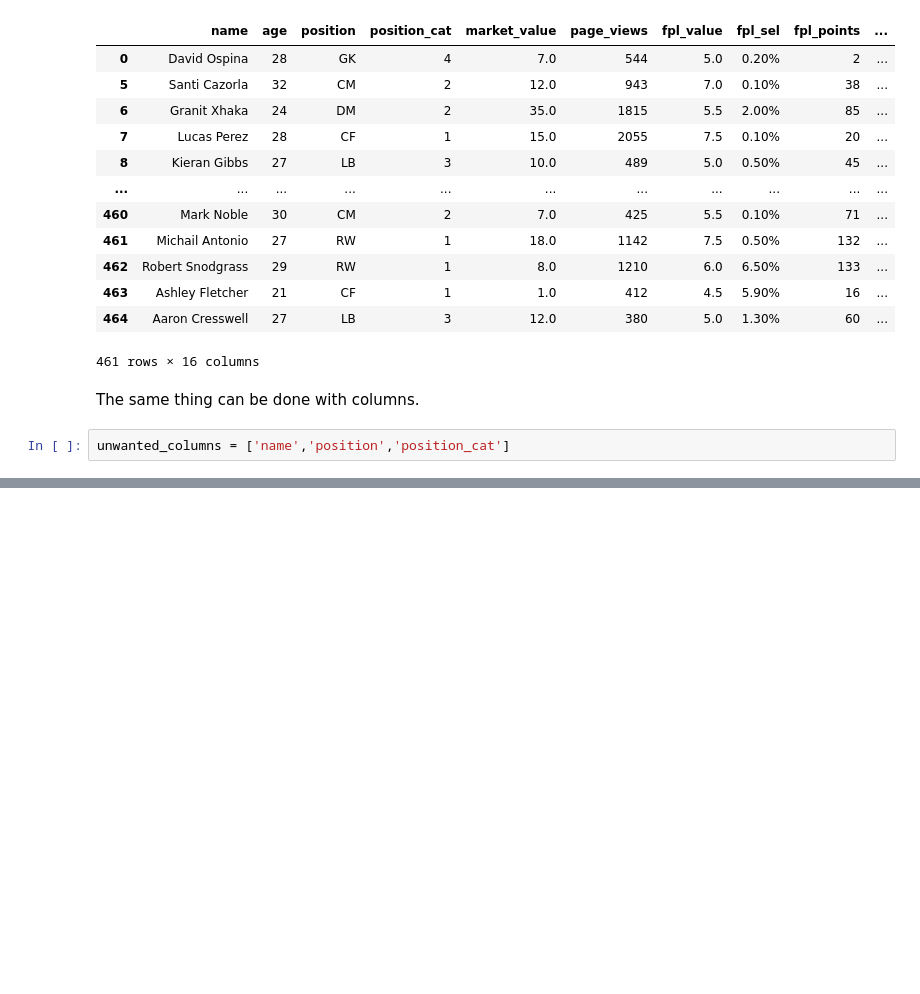
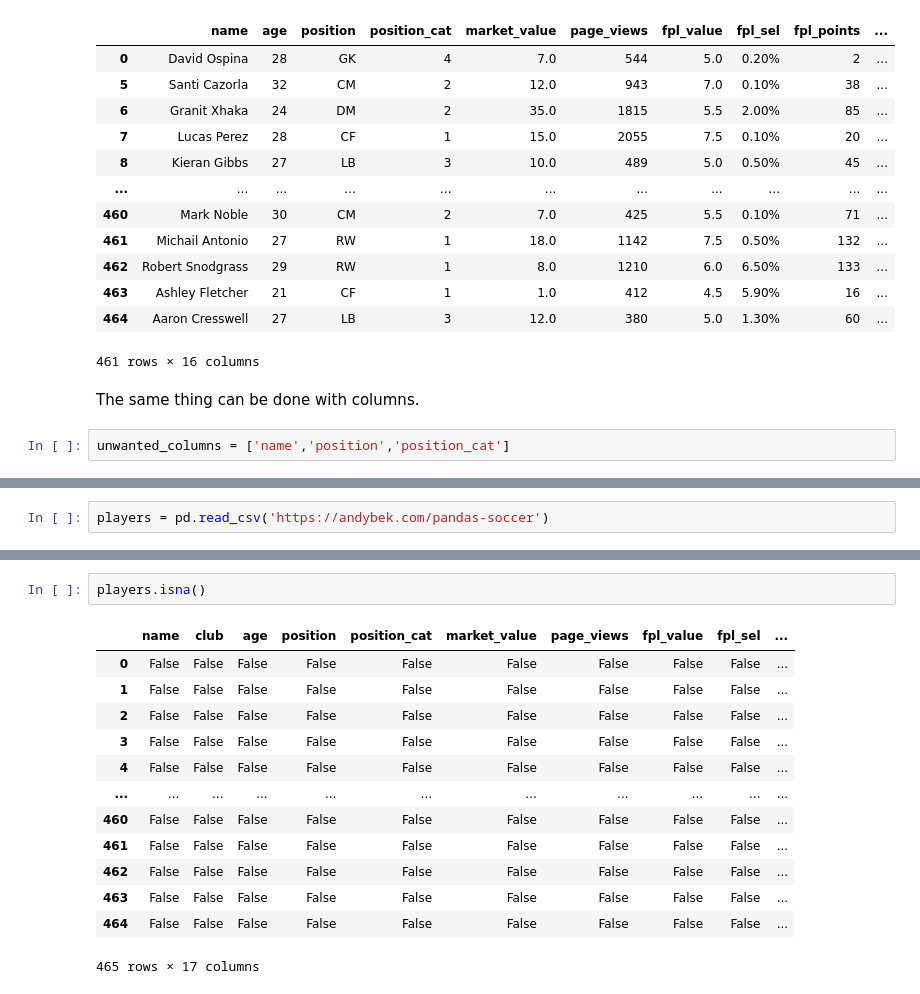
Before and after one commit to jgabunilas/pandas-bootcamp, a Jupyter notebook: Section5_DataFrames_in_Depth/Section5_DataFrames_in_Depth.ipynb, the cells around one changed output, grey strips where cells are left out. Saved outputs shown, nothing was run; the diff lists cells and outputs as text; blank space fills up the shorter version.

```diff
--- a/Section5_DataFrames_in_Depth/Section5_DataFrames_in_Depth.ipynb
+++ b/Section5_DataFrames_in_Depth/Section5_DataFrames_in_Depth.ipynb
@@ -1594,0 +1599,2 @@ players.reindex(
+# %%
+players = pd.read_csv('https://andybek.com/pandas-soccer')
@@ -1594,0 +1637,16 @@ players.reindex(
+# %%
+players.isna()
+# %% [output]
+|  | name | club | age | position | position_cat | market_value | page_views | fpl_value | fpl_sel | ... |
+| 0 | False | False | False | False | False | False | False | False | False | ... |
+| 1 | False | False | False | False | False | False | False | False | False | ... |
+| 2 | False | False | False | False | False | False | False | False | False | ... |
+| 3 | False | False | False | False | False | False | False | False | False | ... |
+| 4 | False | False | False | False | False | False | False | False | False | ... |
+| ... | ... | ... | ... | ... | ... | ... | ... | ... | ... | ... |
+| 460 | False | False | False | False | False | False | False | False | False | ... |
+| 461 | False | False | False | False | False | False | False | False | False | ... |
+| 462 | False | False | False | False | False | False | False | False | False | ... |
+| 463 | False | False | False | False | False | False | False | False | False | ... |
+| 464 | False | False | False | False | False | False | False | False | False | ... |
+465 rows × 17 columns
```
Also changed, not shown: parts of 36 cells of this notebook.
